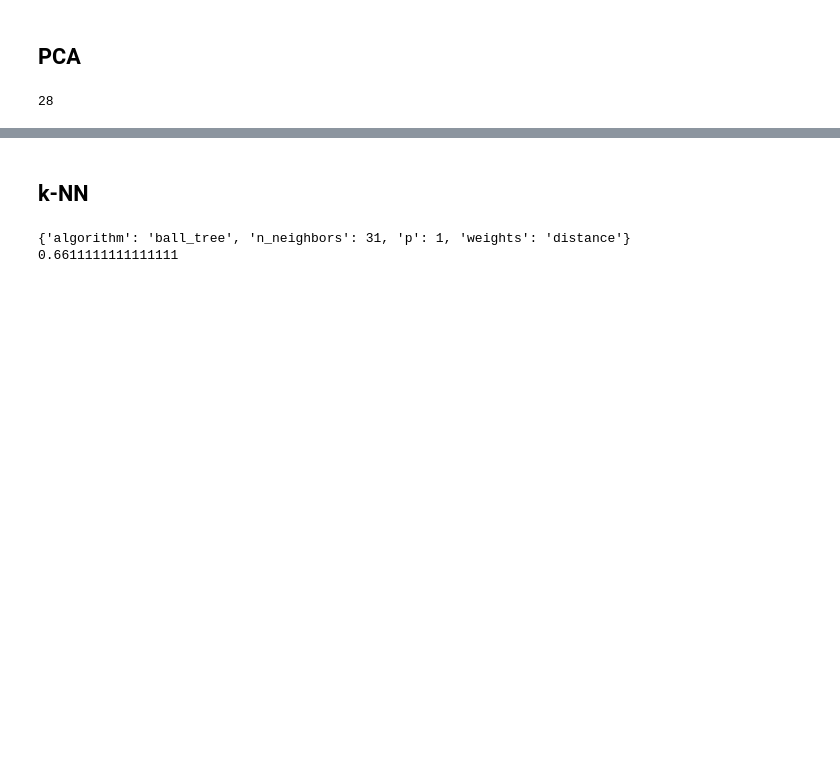
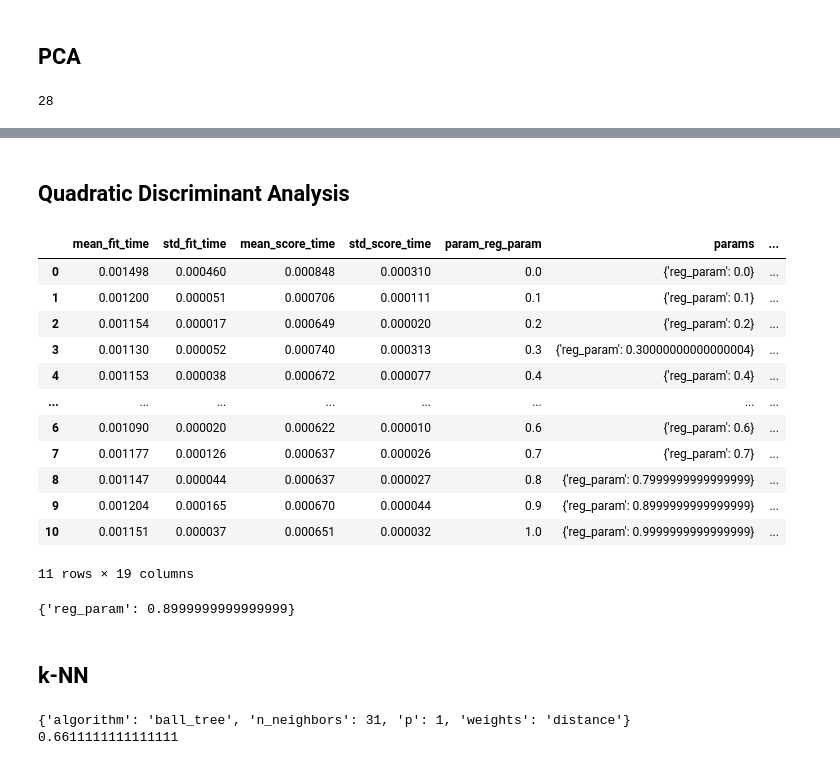
Before and after one commit to Doesjka/TM10007_ML_g9, a Jupyter notebook: assignment.ipynb, the cells around one changed output, grey strips where cells are left out. Saved outputs shown, nothing was run; the diff lists cells and outputs as text; code cells hidden in the pictures; blank space fills up the shorter version.

Commit message:
Linear classifier & Quadratic classifier af

```diff
--- a/assignment.ipynb
+++ b/assignment.ipynb
@@ -205,3 +248,52 @@ X_pca = X_pca[:,0:component]
+# %% [markdown]
+## Quadratic Discriminant Analysis
+# %%
+from sklearn.discriminant_analysis import QuadraticDiscriminantAnalysis
+
+# set regularization parameter
+reg_param=[]
+i = 0.0
+while i <= 1.0:
+    reg_param.append(i)
+    i += 0.1
+
+# set parameters
+parameters = {'reg_param': reg_param}
+
+# Specify the cross validation method to use, we use 10-fold stratified cross-validation
+cv_10fold = model_selection.StratifiedKFold(n_splits=10)
+
+# Create QDA object
+qda = model_selection.RandomizedSearchCV(QuadraticDiscriminantAnalysis(), parameters, n_iter=11,
+                                   cv=cv_10fold, scoring='accuracy')
+
+# Fit the model
+qda.fit(X_pca, y_train)
+
+# Whole search
+y_pred  = qda.predict(X_pca)
+
+# Show the complete results of the cross validation
+qda_df = pd.DataFrame(qda.cv_results_)
+display(qda_df)
+
+# Extract the best hyperparameters
+qda.best_params_
+# %% [output]
+|  | mean_fit_time | std_fit_time | mean_score_time | std_score_time | param_reg_param | params | ... |
+| 0 | 0.001498 | 0.000460 | 0.000848 | 0.000310 | 0.0 | {'reg_param': 0.0} | ... |
+| 1 | 0.001200 | 0.000051 | 0.000706 | 0.000111 | 0.1 | {'reg_param': 0.1} | ... |
+| 2 | 0.001154 | 0.000017 | 0.000649 | 0.000020 | 0.2 | {'reg_param': 0.2} | ... |
+| 3 | 0.001130 | 0.000052 | 0.000740 | 0.000313 | 0.3 | {'reg_param': 0.30000000000000004} | ... |
+| 4 | 0.001153 | 0.000038 | 0.000672 | 0.000077 | 0.4 | {'reg_param': 0.4} | ... |
+| ... | ... | ... | ... | ... | ... | ... | ... |
+| 6 | 0.001090 | 0.000020 | 0.000622 | 0.000010 | 0.6 | {'reg_param': 0.6} | ... |
+| 7 | 0.001177 | 0.000126 | 0.000637 | 0.000026 | 0.7 | {'reg_param': 0.7} | ... |
+| 8 | 0.001147 | 0.000044 | 0.000637 | 0.000027 | 0.8 | {'reg_param': 0.7999999999999999} | ... |
+| 9 | 0.001204 | 0.000165 | 0.000670 | 0.000044 | 0.9 | {'reg_param': 0.8999999999999999} | ... |
+| 10 | 0.001151 | 0.000037 | 0.000651 | 0.000032 | 1.0 | {'reg_param': 0.9999999999999999} | ... |
+11 rows × 19 columns
+{'reg_param': 0.8999999999999999}
 # %% [markdown]
 ## k-NN
 # %%
```
Also changed, not shown: parts of 2 cells of this notebook.
